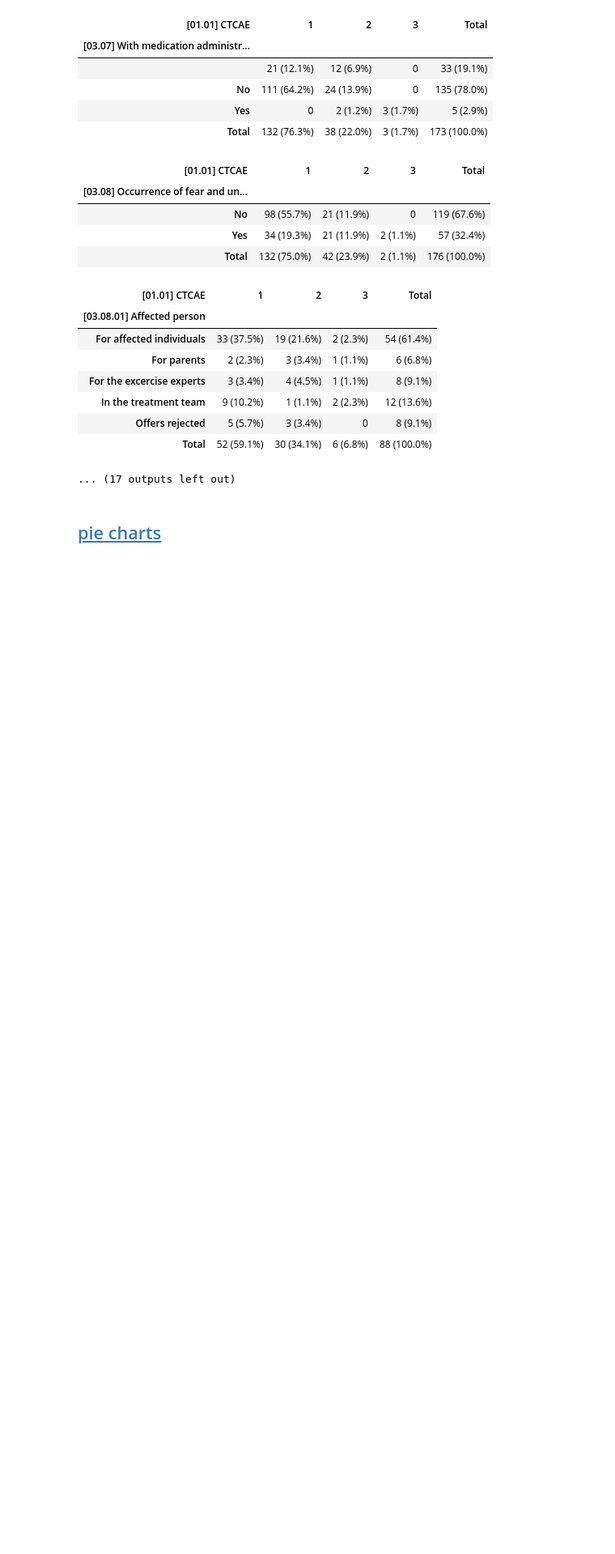
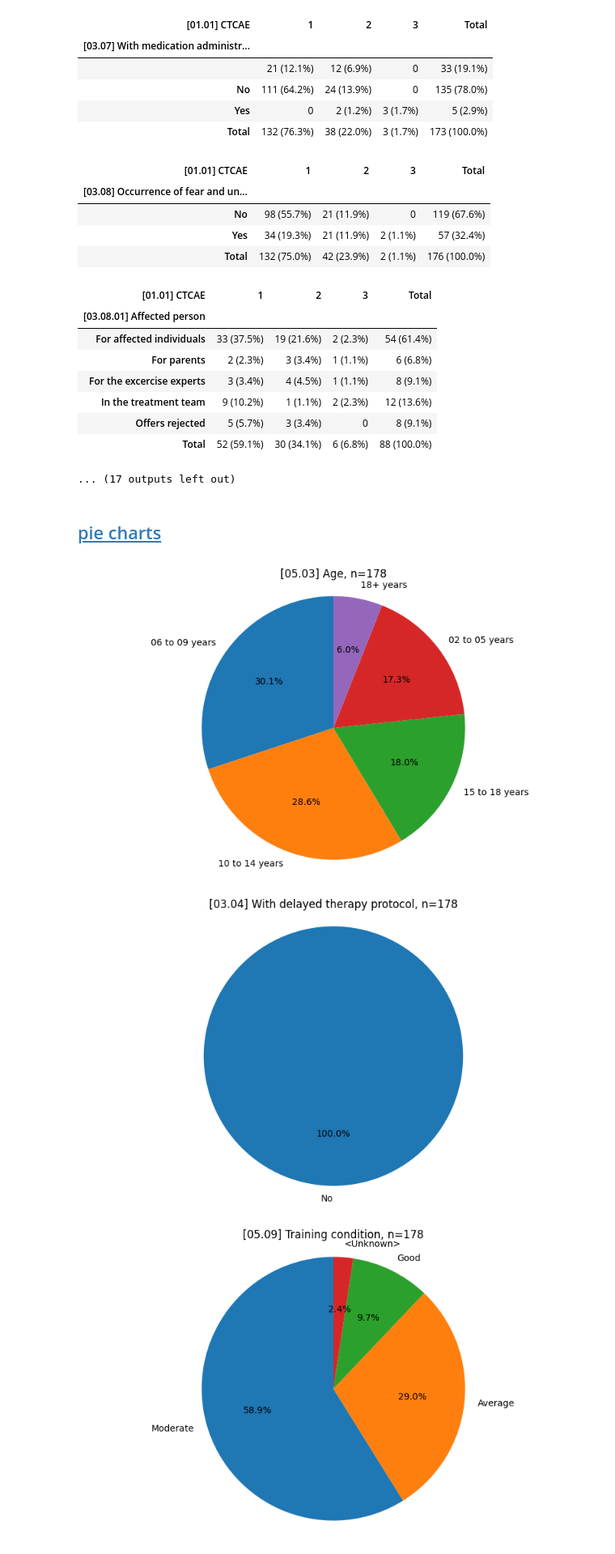
Before and after one commit to smeisegeier/sport-adverse-events, a Jupyter notebook: src/3_description.ipynb, the cells around one changed output. Shown at 81% size. Saved outputs shown, nothing was run; the diff lists cells and outputs as text; code cells hidden in the pictures; blank space fills up the shorter version.

```diff
--- a/src/3_description.ipynb
+++ b/src/3_description.ipynb
@@ -251,15 +251,19 @@ print_survey(df_csv_condensed_cleansed)
 # %%
 stubs = ["Age", "Therapy", "Training", "Type", "Trigger","Affected", "motor", "Setting", "Group"]
 
 for stub in stubs[:]:
     df_pie = df_csv_condensed_cleansed.copy()
     col = df_pie.find_cols([stub])[0]
     # print(col)
 
     # * split to create arrays in cells, then explode to have atomic values
     df_pie[col] = df_pie[col].str.split("|")
     df_pie = df_pie.explode(col)
     n = len(df_pie[col])
     # display(df_pie)
 
-    _=pls.plot_pie(df_pie[col], renderer="svg",)
+    _=pls.plot_pie(df_pie[col], )
+# %% [output]
+[figure, added]
+[figure, added]
+[figure, added]
```
Also changed, not shown: parts of 2 cells of this notebook, 2 other files.
